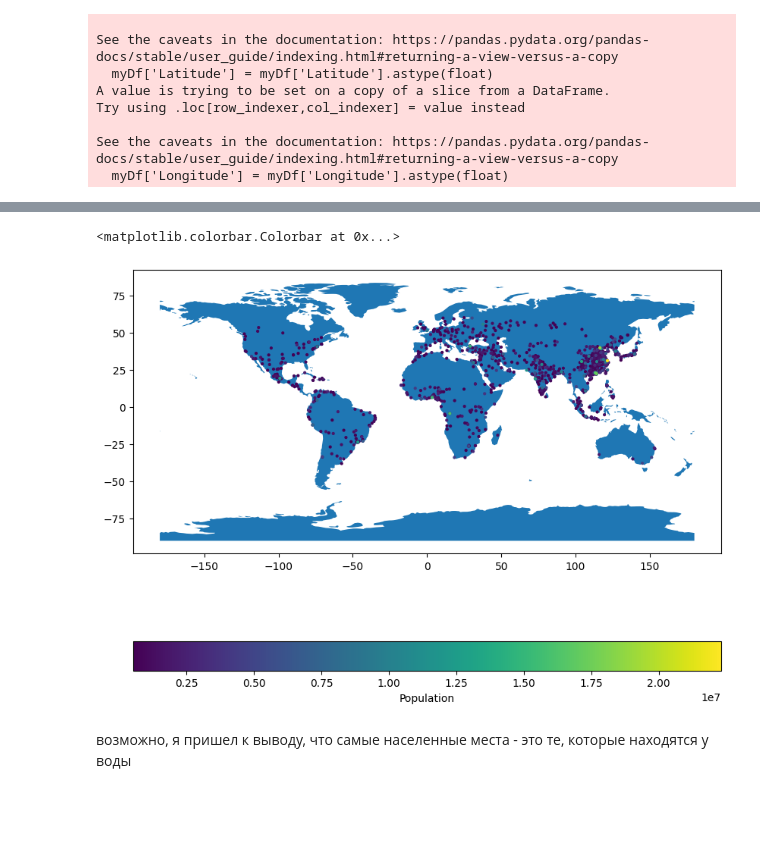
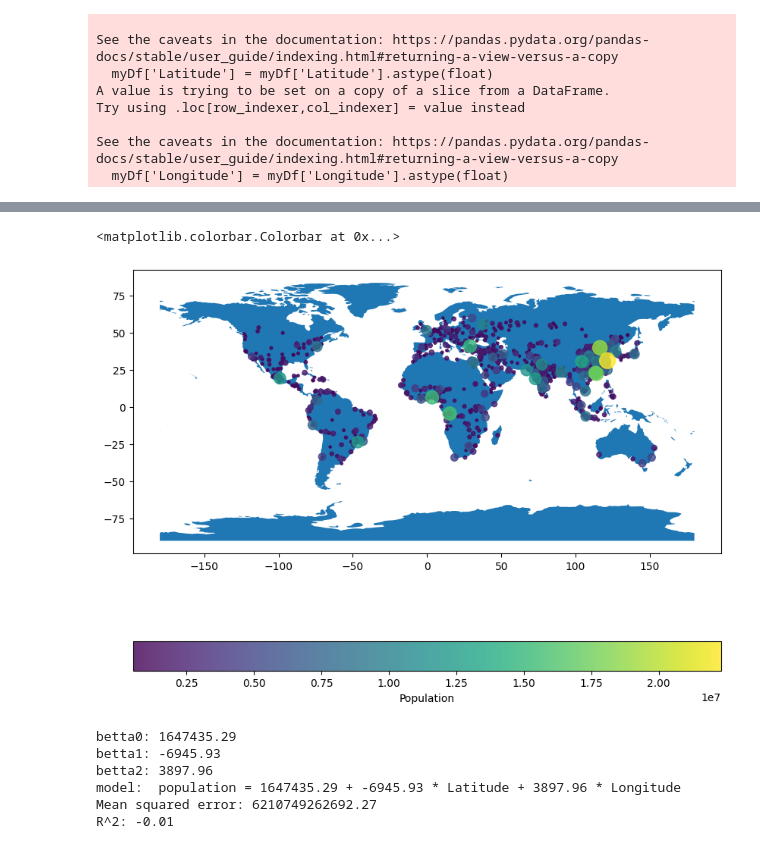
Before and after one commit to varushchi/data_analysis_python, a Jupyter notebook: kursach/main.ipynb, the cells around one changed output, grey strips where cells are left out. Cells and saved outputs as stored; diff of their text form; code cells hidden in the pictures; blank space fills up the shorter version.

Commit message:
regression model

```diff
--- a/kursach/main.ipynb
+++ b/kursach/main.ipynb
@@ -8,8 +12,8 @@ myDf[['Latitude', 'Longitude']] = df['Coordinates'].str.split(', ', expand=True)
 myDf['Latitude'] = myDf['Latitude'].astype(float)
 myDf['Longitude'] = myDf['Longitude'].astype(float)
 
-# remove where population 0
-myDf = myDf[myDf['Population'] > 0]
+# # remove where population 0
+# myDf = myDf[myDf['Population'] > 0]
 #sort so populated spaces will be on top when plotting
 myDf = myDf.sort_values(by=['Population'])
 # %% [output]
@@ -53,22 +40,41 @@ plt.show()
 # %%
 from shapely.geometry import Point
 import geopandas as gpd
 from geopandas import GeoDataFrame
 import geodatasets
 
 # get 1000 mosty populated places
 df = myDf[-1000:]
 
 geometry = [Point(xy) for xy in zip(df['Longitude'], df['Latitude'])]
 gdf = GeoDataFrame(df, geometry=geometry)
 world = gpd.read_file(geodatasets.data.naturalearth.land['url'])
 # gdf.plot(ax=world.plot(figsize=(10, 10)), marker='o', c=df['Population'], markersize=3);
 
 world.plot(figsize=(10, 10))
-plt.scatter(x=df['Longitude'], y=df['Latitude'], c=df['Population'], s=4)
+plt.scatter(x=df['Longitude'], y=df['Latitude'], c=df['Population'], s=df['Population']/100000, alpha=0.8)
 plt.colorbar(label='Population', orientation= 'horizontal')
 # %% [output]
 <matplotlib.colorbar.Colorbar at 0x...>
-[figure, old version]
+[figure, new version]
-# %% [markdown]
-возможно, я пришел к выводу, что самые населенные места - это те, которые находятся у воды
+# %%
+X_train, X_test, y_train, y_test = train_test_split(df[['Latitude', 'Longitude']], df['Population'], test_size=0.25, random_state=42)
+
+model = LinearRegression()
+model.fit(X_train, y_train)
+
+y_pred = model.predict(X_test)
+
+print('betta0: %.2f' % model.intercept_)
+print('betta1: %.2f' %model.coef_[0])
+print('betta2: %.2f' %model.coef_[1])
+print('model: ', f'population = {model.intercept_:.2f} + ({model.coef_[0]:.2f} * Latitude) + ({model.coef_[1]:.2f} * Longitude)')
+print('Mean squared error: %.2f' % mean_squared_error(y_test, y_pred))
+print('R^2: %.2f' % r2_score(y_test, y_pred))
+# %% [output]
+betta0: 1647435.29
+betta1: -6945.93
+betta2: 3897.96
+model:  population = 1647435.29 + -6945.93 * Latitude + 3897.96 * Longitude
+Mean squared error: 6210749262692.27
+R^2: -0.01
```
Also changed, not shown: parts of 4 cells of this notebook.
